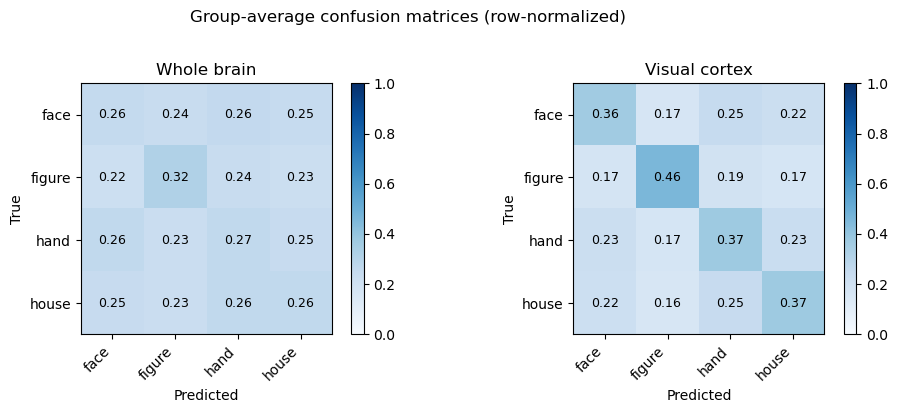
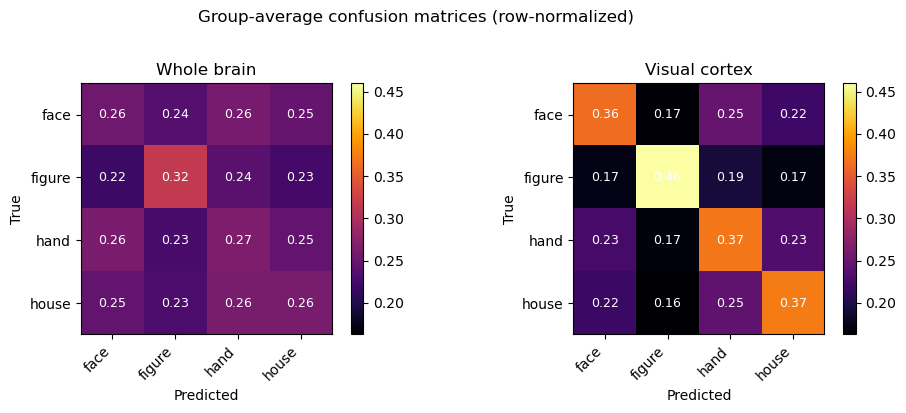
The change to this notebook cell's code, shown as a diff; its figure went from the first image to the second:
--- before
+++ after
@@ -7,9 +7,10 @@
 fig, axes = plt.subplots(1, 2, figsize=(10, 4))
 
-for ax, cm_stack, title in zip(axes,
-                                [cm_wb, cm_vc],
-                                ["Whole brain", "Visual cortex"]):
-    cm_norm = normalize_cm(cm_stack)
-    im = ax.imshow(cm_norm, vmin=0, vmax=1, cmap='Blues')
+all_cms = [normalize_cm(cm_wb), normalize_cm(cm_vc)]
+vmin = min(cm.min() for cm in all_cms)
+vmax = max(cm.max() for cm in all_cms)
+
+for ax, cm_norm, title in zip(axes, all_cms, ["Whole brain", "Visual cortex"]):
+    im = ax.imshow(cm_norm, cmap='inferno', vmin=vmin, vmax=vmax)
     ax.set_xticks(range(4)); ax.set_yticks(range(4))
     ax.set_xticklabels(LABELS, rotation=45, ha='right')
@@ -20,6 +21,5 @@
         for c in range(4):
             ax.text(c, r, f"{cm_norm[r, c]:.2f}",
-                    ha='center', va='center', fontsize=9,
-                    color='white' if cm_norm[r, c] > 0.5 else 'black')
+                    ha='center', va='center', fontsize=9, color='white')
     plt.colorbar(im, ax=ax, fraction=0.046)
 

Commit: Fix confusion matrix colormap and shared scale in decoding_results